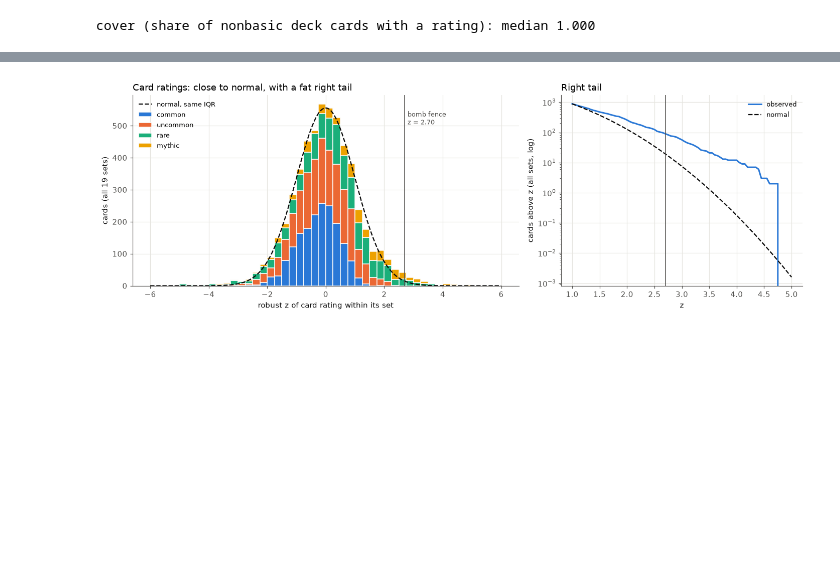
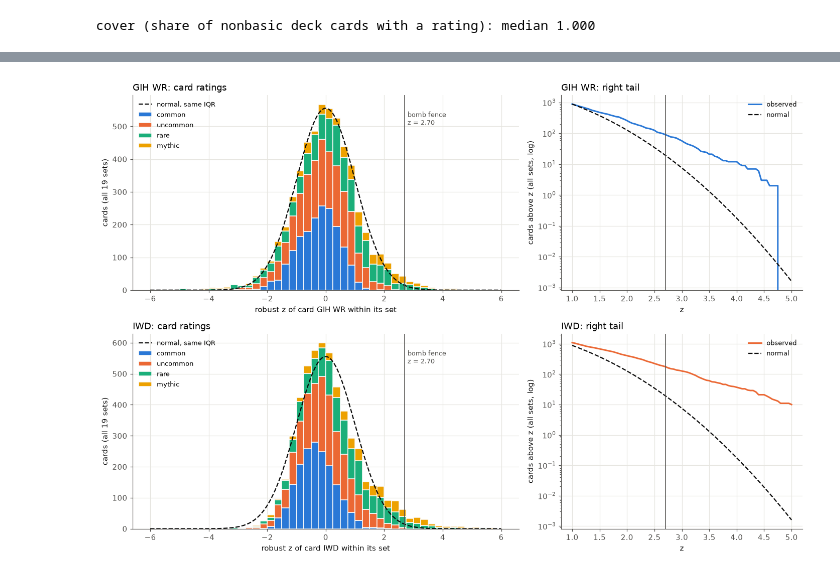
Before and after one commit to zscore/mtg-open-lane, a Jupyter notebook: notebooks/bombs.ipynb, the cells around one changed output, grey strips where cells are left out. Drawn from its saved outputs; the diff is of its cells as text; code cells hidden in the pictures; blank space fills up the shorter version.

```diff
--- a/notebooks/bombs.ipynb
+++ b/notebooks/bombs.ipynb
@@ -151,7 +172,7 @@ Per-game scores are cached to `results/bombs/{set}.PremierDraft.decks.parquet`.
 # %%
 def deck_scores(s, event="PremierDraft"):
     path = OUT / f"{s}.{event}.decks.parquet"
-    if path.exists():
+    if path.exists() and "score_iwd" in pl.read_parquet_schema(path):
         return pl.read_parquet(path)
     g = pl.read_parquet(game_path(s, event))
     names = [c[len("drawn_"):] for c in g.columns if c.startswith("drawn_")]
@@ -159,17 +180,17 @@ def deck_scores(s, event="PremierDraft"):
     nonbasic = ~np.isin(names, BASICS)
     deck = aligned(g, "deck_", names).astype(np.float32)
     half = g["draft_id"].hash(seed=7).to_numpy() % 2
-    score, cover = np.full(g.height, np.nan), np.zeros(g.height)
+    score, cover = {m: np.full(g.height, np.nan) for m in METRICS}, np.zeros(g.height)
     for h in (0, 1):
         r = rate_cards(g.filter(pl.Series(half != h)), s, names)   # ratings from the other half
-        v = np.full(len(names), np.nan)
-        v[[idx[n] for n in r["name"]]] = r["norm_eb"].to_numpy()
-        rated, m = ~np.isnan(v), half == h
-        d = deck[m]
-        k = d[:, rated].sum(1)
-        score[m] = d[:, rated] @ v[rated] / np.maximum(k, 1)
-        cover[m] = k / np.maximum(d[:, nonbasic].sum(1), 1)
-    out = pl.DataFrame({"draft_id": g["draft_id"], "won": flag(g["won"]), "score": score, "cover": cover})
+        j, m = [idx[n] for n in r["name"]], half == h
+        d = deck[m][:, j]
+        k = d.sum(1)
+        for met, col in RATING.items():
+            score[met][m] = d @ r[col].to_numpy() / np.maximum(k, 1)
+        cover[m] = k / np.maximum(deck[m][:, nonbasic].sum(1), 1)
+    out = pl.DataFrame({"draft_id": g["draft_id"], "won": flag(g["won"]), "cover": cover,
+                        **{f"score_{m}": score[m] for m in METRICS}})
     out.write_parquet(path)
     return out
 
@@ -369,43 +616,49 @@ cards (about one per set) would clear it, so any excess over that is a fat right
 # %%
 FENCE_Z = 0.6745 + 1.5 * 1.349   # Q3 + 1.5 IQR, in units of IQR / 1.349
 from scipy.stats import norm
 
-r = (cards.filter(pl.col("event") == "PremierDraft")
-     .with_columns(pl.col("norm_eb").median().over("set").alias("med"),
-                   ((pl.col("norm_eb").quantile(0.75) - pl.col("norm_eb").quantile(0.25)) / 1.349).over("set").alias("sig"))
-     .with_columns(((pl.col("norm_eb") - pl.col("med")) / pl.col("sig")).alias("z"))
+r = pl.concat([
+    cards.filter(pl.col("event") == "PremierDraft").with_columns(pl.lit(m).alias("metric"), pl.col(col).alias("rating"))
+    for m, col in RATING.items()])
+r = (r.with_columns(pl.col("rating").median().over("metric", "set").alias("med"),
+                    ((pl.col("rating").quantile(0.75) - pl.col("rating").quantile(0.25)) / 1.349).over("metric", "set").alias("sig"))
+     .with_columns(((pl.col("rating") - pl.col("med")) / pl.col("sig")).alias("z"))
      .with_columns((pl.col("z") > FENCE_Z).alias("bomb")))
-z = r["z"].to_numpy()
 
 RARITIES = ["common", "uncommon", "rare", "mythic"]
 R_COLOR = dict(zip(RARITIES, [BLUE, ORANGE, AQUA, YELLOW]))
 bins = np.arange(-6, 6.01, 0.25)
-fig, axes = plt.subplots(1, 2, figsize=(13, 4.4), gridspec_kw={"width_ratios": [1.6, 1]})
-ax = axes[0]
-bottom = np.zeros(len(bins) - 1)
-for k in RARITIES:
-    h, _ = np.histogram(z[r["rarity"].to_numpy() == k], bins)
-    ax.bar(bins[:-1], h, width=0.25, align="edge", bottom=bottom, color=R_COLOR[k], edgecolor=SURFACE, lw=1, label=k)
-    bottom += h
 xs = np.linspace(-6, 6, 400)
-ax.plot(xs, norm.pdf(xs) * len(z) * 0.25, color=INK, lw=1.5, ls="--", label="normal, same IQR")
-ax.axvline(FENCE_Z, color=MUTED, lw=1)
-ax.text(FENCE_Z + 0.1, ax.get_ylim()[1] * 0.92, "bomb fence\nz = 2.70", fontsize=8.5, color=MUTED, va="top")
-ax.set_xlabel("robust z of card rating within its set"); ax.set_ylabel("cards (all 19 sets)")
-ax.set_title("Card ratings: close to normal, with a fat right tail", loc="left"); ax.legend(fontsize=8.5)
+zz = np.linspace(1, 5, 81)
+fig, axes = plt.subplots(2, 2, figsize=(13, 8.8), gridspec_kw={"width_ratios": [1.6, 1]})
+for row, (m, label) in zip(axes, METRICS.items()):
+    rm = r.filter(pl.col("metric") == m)
+    z = rm["z"].to_numpy()
+    ax = row[0]
+    bottom = np.zeros(len(bins) - 1)
+    for k in RARITIES:
+        h, _ = np.histogram(z[rm["rarity"].to_numpy() == k], bins)
+        ax.bar(bins[:-1], h, width=0.25, align="edge", bottom=bottom, color=R_COLOR[k], edgecolor=SURFACE, lw=1, label=k)
+        bottom += h
+    ax.plot(xs, norm.pdf(xs) * len(z) * 0.25, color=INK, lw=1.5, ls="--", label="normal, same IQR")
+    ax.axvline(FENCE_Z, color=MUTED, lw=1)
+    ax.text(FENCE_Z + 0.1, ax.get_ylim()[1] * 0.92, "bomb fence\nz = 2.70", fontsize=8.5, color=MUTED, va="top")
+    ax.set_xlabel(f"robust z of card {label} within its set"); ax.set_ylabel("cards (all 19 sets)")
+    ax.set_title(f"{label}: card ratings", loc="left"); ax.legend(fontsize=8.5)
 
-ax = axes[1]   # the right tail on a log scale: observed cards above z vs a normal
-zz = np.linspace(1, 5, 81)
-ax.semilogy(zz, [(z > t).sum() for t in zz], color=BLUE, label="observed")
-ax.semilogy(zz, norm.sf(zz) * len(z), color=INK, ls="--", lw=1.5, label="normal")
-ax.axvline(FENCE_Z, color=MUTED, lw=1)
-ax.set_xlabel("z"); ax.set_ylabel("cards above z (all sets, log)")
-ax.set_title("Right tail", loc="left"); ax.legend(fontsize=8.5)
+    ax = row[1]   # the right tail on a log scale: observed cards above z vs a normal
+    ax.semilogy(zz, [(z > t).sum() for t in zz], color=M_COLOR[m], label="observed")
+    ax.semilogy(zz, norm.sf(zz) * len(z), color=INK, ls="--", lw=1.5, label="normal")
+    ax.axvline(FENCE_Z, color=MUTED, lw=1)
+    ax.set_xlabel("z"); ax.set_ylabel("cards above z (all sets, log)")
+    ax.set_title(f"{label}: right tail", loc="left"); ax.legend(fontsize=8.5)
 plt.tight_layout(); plt.show()
 
-print(f"cards: {len(z)}, above the fence: {(z > FENCE_Z).sum()} (normal would give {norm.sf(FENCE_Z) * len(z):.0f}); "
-      f"below the lower fence: {(z < -FENCE_Z).sum()}")
-for t in [2.0, 2.5, FENCE_Z, 3.0, 3.5]:
-    print(f"  z > {t:.2f}: {(z > t).sum() / len(SETS):.1f} cards per set (normal: {norm.sf(t) * len(z) / len(SETS):.1f})")
+for m, label in METRICS.items():
+    z = r.filter(pl.col("metric") == m)["z"].to_numpy()
+    print(f"{label}: cards: {len(z)}, above the fence: {(z > FENCE_Z).sum()} (normal would give {norm.sf(FENCE_Z) * len(z):.0f}); "
+          f"below the lower fence: {(z < -FENCE_Z).sum()}")
+    for t in [2.0, 2.5, FENCE_Z, 3.0, 3.5]:
+        print(f"  z > {t:.2f}: {(z > t).sum() / len(SETS):.1f} cards per set (normal: {norm.sf(t) * len(z) / len(SETS):.1f})")
 # %% [output]
-[figure, old version]
+[figure, new version]
```
Also changed, not shown: parts of 24 cells of this notebook, 12 other files.
